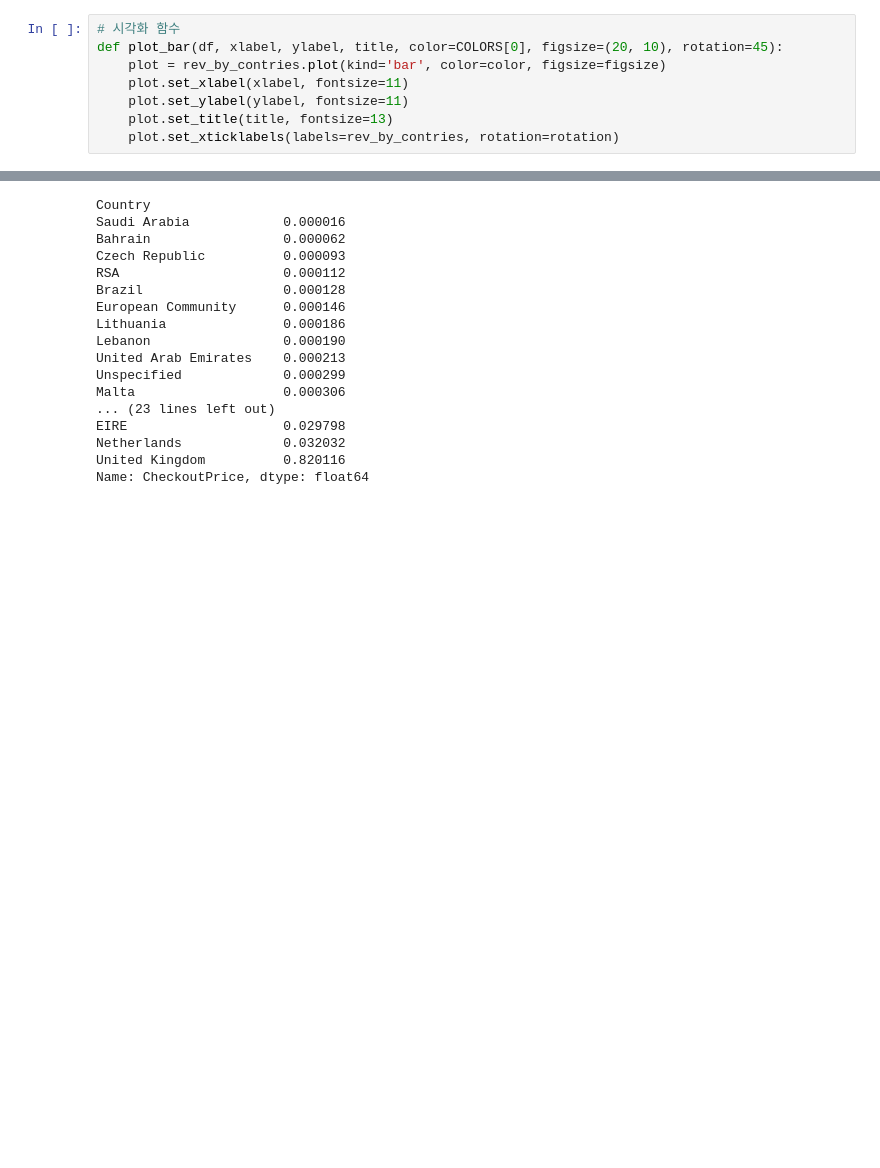
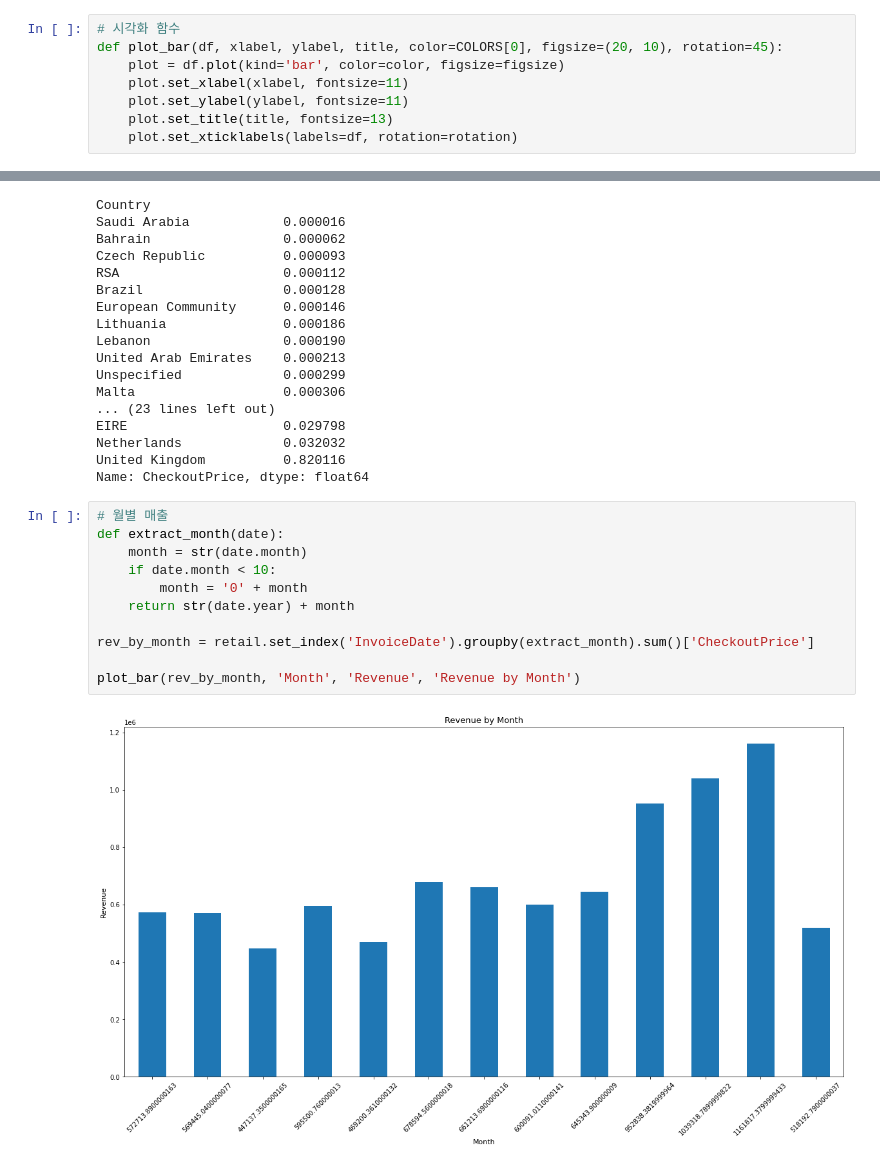
Before and after one commit to Mactto/Online-Retail-Ordered-DataAnalysis, a Jupyter notebook: Online-Retail-Ordered-Data.ipynb, the cells around one changed output, grey strips where cells are left out. Cells and saved outputs as stored; diff of their text form; blank space fills up the shorter version.

```diff
--- a/Online-Retail-Ordered-Data.ipynb
+++ b/Online-Retail-Ordered-Data.ipynb
@@ -169,11 +169,11 @@ Name: CheckoutPrice, dtype: float64
 # %%
 # 시각화 함수
 def plot_bar(df, xlabel, ylabel, title, color=COLORS[0], figsize=(20, 10), rotation=45):
-    plot = rev_by_contries.plot(kind='bar', color=color, figsize=figsize)
+    plot = df.plot(kind='bar', color=color, figsize=figsize)
     plot.set_xlabel(xlabel, fontsize=11)
     plot.set_ylabel(ylabel, fontsize=11)
     plot.set_title(title, fontsize=13)
-    plot.set_xticklabels(labels=rev_by_contries, rotation=rotation)
+    plot.set_xticklabels(labels=df, rotation=rotation)
 # %%
 plot_bar(rev_by_contries, 'Country', 'Revenue', 'Revenue by Country')
 # %% [output]
@@ -199,3 +199,16 @@ EIRE                    0.029798
 Netherlands             0.032032
 United Kingdom          0.820116
 Name: CheckoutPrice, dtype: float64
+# %%
+# 월별 매출
+def extract_month(date):
+    month = str(date.month)
+    if date.month < 10:
+        month = '0' + month
+    return str(date.year) + month
+
+rev_by_month = retail.set_index('InvoiceDate').groupby(extract_month).sum()['CheckoutPrice']
+
+plot_bar(rev_by_month, 'Month', 'Revenue', 'Revenue by Month')
+# %% [output]
+[figure, added]
```
Also changed, not shown: parts of 5 cells of this notebook.
